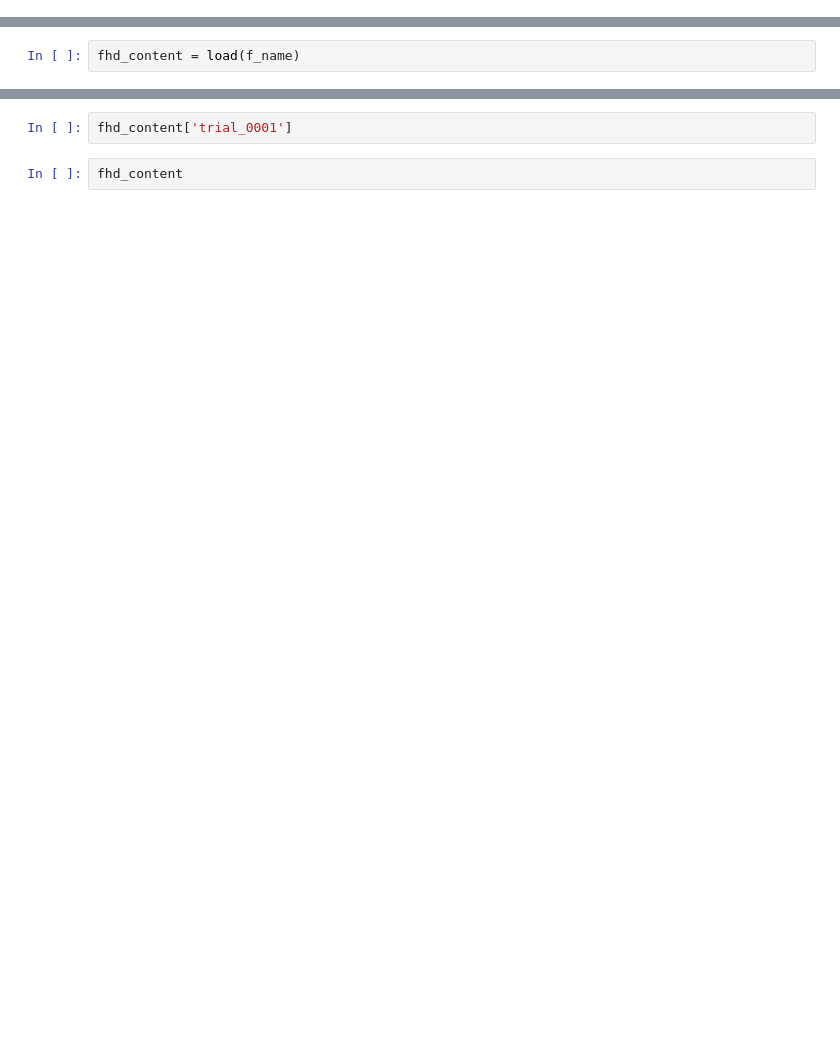
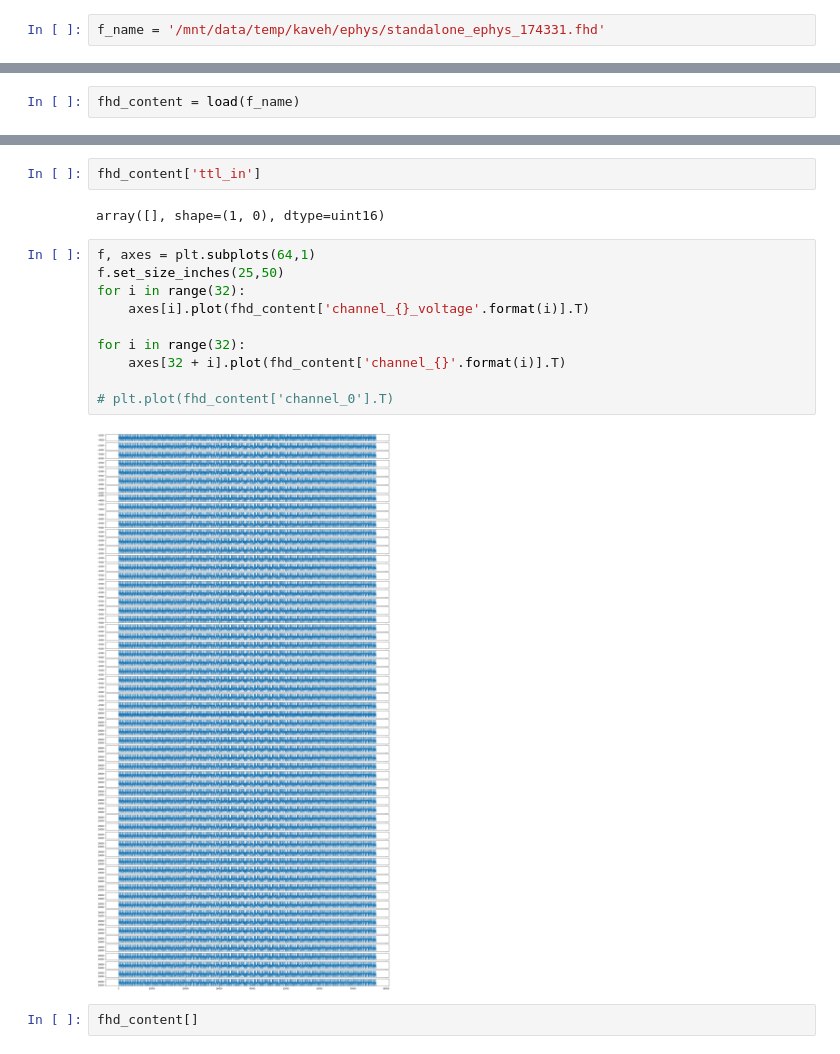
Before and after one commit to kkarbasi/ephys_analysis, a Jupyter notebook: scratch.ipynb, the cells around one changed output, grey strips where cells are left out. Drawn from its saved outputs; the diff is of its cells as text; blank space fills up the shorter version.

```diff
--- a/scratch.ipynb
+++ b/scratch.ipynb
@@ -5 +4,3 @@ f_name = '../random_pursuit_plus_saccades_102406.fhd';
+# %%
+f_name = '/mnt/data/temp/kaveh/ephys/standalone_ephys_174331.fhd'
 # %%
@@ -39,4 +38,18 @@ right_vertical_eye_velocity
+# %%
+fhd_content['ttl_in']
+# %% [output]
+array([], shape=(1, 0), dtype=uint16)
+# %%
+f, axes = plt.subplots(64,1)
+f.set_size_inches(25,50)
+for i in range(32):
+    axes[i].plot(fhd_content['channel_{}_voltage'.format(i)].T)
+
+for i in range(32):
+    axes[32 + i].plot(fhd_content['channel_{}'.format(i)].T)
+
+# plt.plot(fhd_content['channel_0'].T)
+# %% [output]
+[figure, added]
 # %%
-fhd_content['trial_0001']
+fhd_content[]
-# %%
-fhd_content
```
Also changed, not shown: parts of 5 cells of this notebook.
